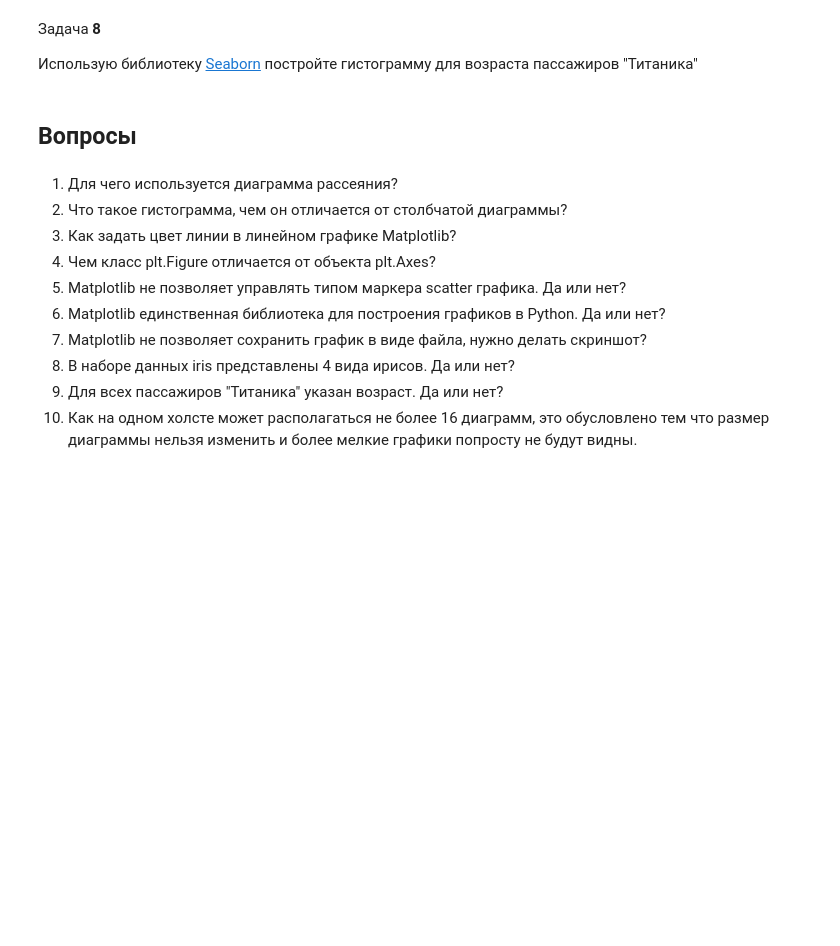
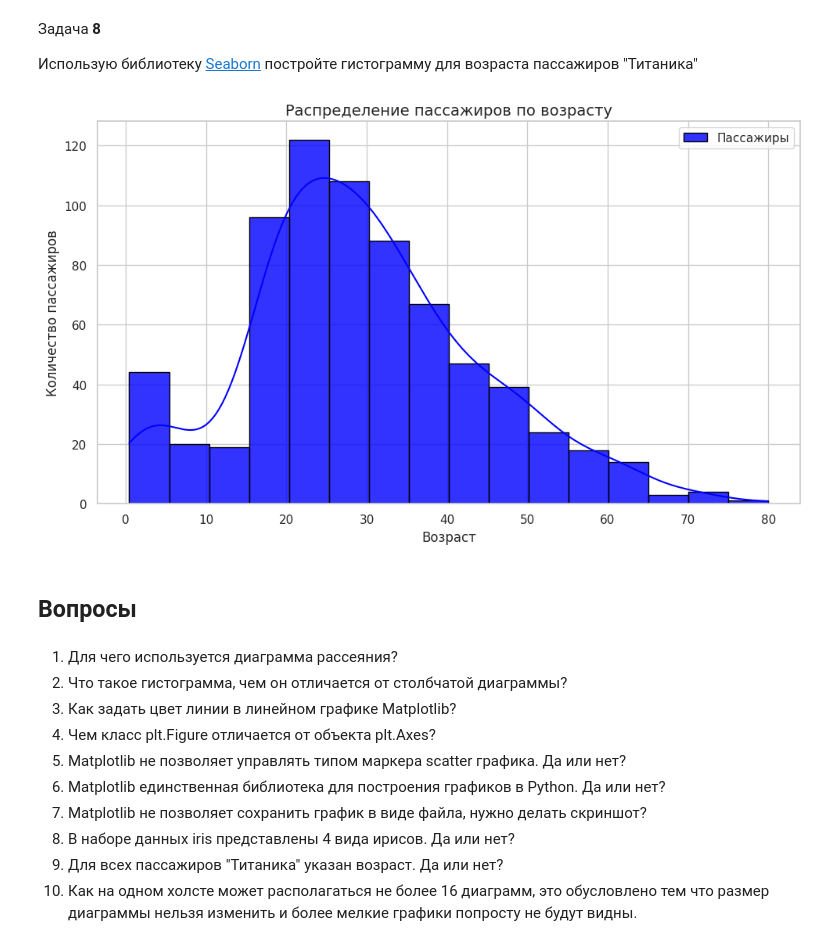
Before and after one commit to Daniil-Rybin/dap-2024, a Jupyter notebook: les05/lab.ipynb, the cells around one changed output. Saved outputs shown, nothing was run; the diff lists cells and outputs as text; code cells hidden in the pictures; blank space fills up the shorter version.

```diff
--- a/les05/lab.ipynb
+++ b/les05/lab.ipynb
@@ -233,3 +324,25 @@ iris = load_iris()
+# %%
+import pandas as pd
+import seaborn as sns
+import matplotlib.pyplot as plt
+
+df = pd.read_csv('./data/titanic.csv')
+df = df.dropna(subset=['Age'])
+sns.set_theme(style='whitegrid')
+fig, ax = plt.subplots(figsize=(10, 6))
+
+sns.histplot(data=df, x='Age', bins=16,
+             color='blue', edgecolor='black', alpha=0.8,
+             kde=True, ax=ax, label='Пассажиры')
+
+ax.set_xlabel('Возраст')
+ax.set_ylabel('Количество пассажиров')
+ax.set_title('Распределение пассажиров по возрасту', fontsize=14)
+ax.legend()
+plt.tight_layout()
+plt.show()
+# %% [output]
+[figure, added]
 # %% [markdown]
 ## Вопросы
 # %% [markdown]
```
Also changed, not shown: parts of 8 cells of this notebook.
